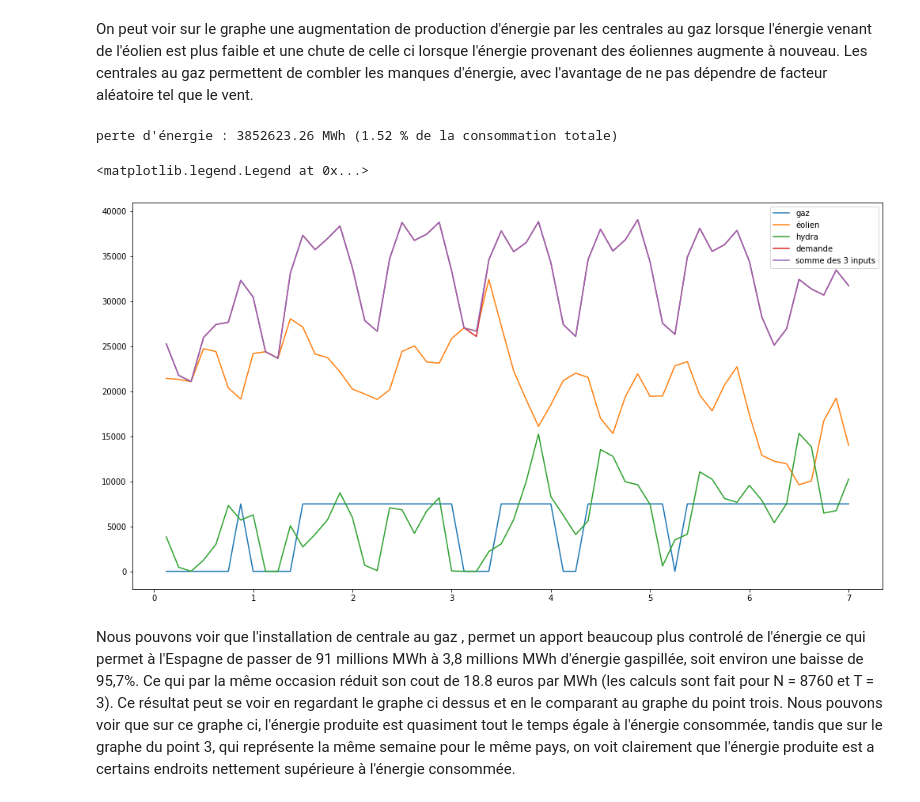
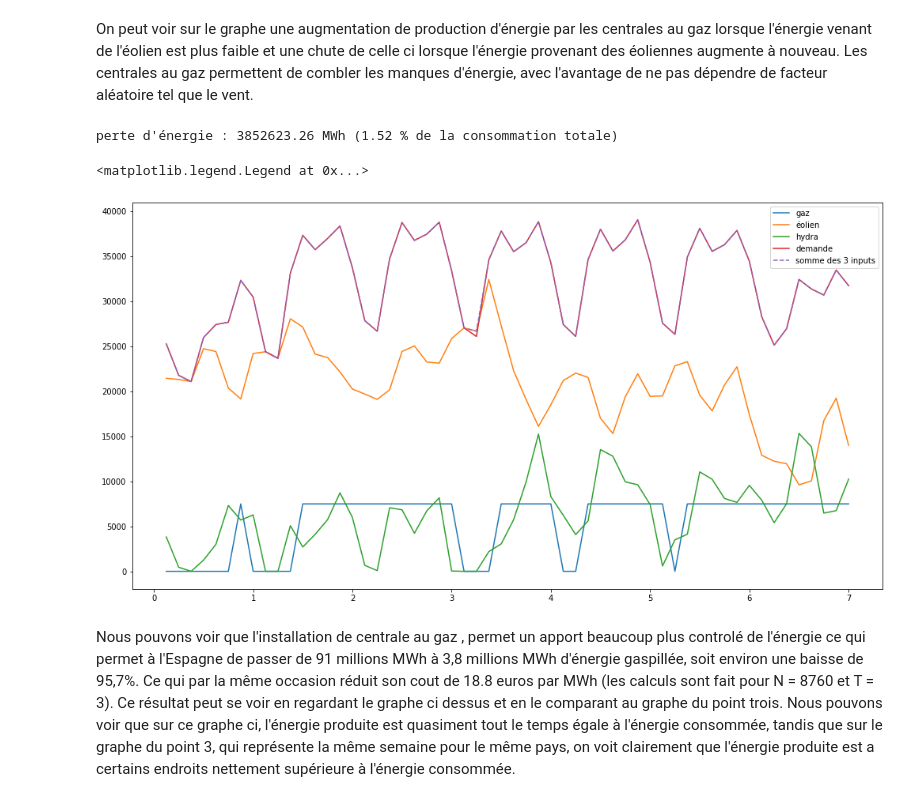
Before and after one commit to Zepp176/Projet_optimisation, a Jupyter notebook: projet_partie2.ipynb, the cells around one changed output. Drawn from its saved outputs; the diff is of its cells as text; code cells hidden in the pictures.

```diff
--- a/projet_partie2.ipynb
+++ b/projet_partie2.ipynb
@@ -446,7 +446,7 @@ Etant donné que beaucoup de nos contraintes sont en réalité considérées com
 Regardons maintenant combien rapporterait l'installation d'un MWh supplémentaire de stockage.
 Pour cela nous allons regarder les variables du problème dual associées aux contraintes du problème primal qui sont impactées par un changement de la capacité de stockage hydroéléctriques. Il y a trois contraintes du problème primal qui varie lorsque la capacité de sotckage augmente. Ce sont les contraintes 'capa_stockage_hydro' , 'capa_init_hydro' , 'capa_final_hydro'. On peut voir que les variables duales associées à la contrainte 0 <= B <= M sont toujours nulle , ce qui se comprend assez aisément en observant le graphe. En effet on peut voir que pour notre solution optimale, la capacité hydroéléctrique maximale n'est jamais atteinte. Dès lors une augmentation de stockage ne modifie pas la valeur optimale. Les deux variables duales associées aux deux autres contraintes ont toujours des valeurs opposées. Ceci nous permet de voir que l'augmentation de la capacité de stockage n'aurait pas d'utilité car par la dualité forte nous avons que la valeur de la fonction objectif du dual est égale à la valeur de la fonction objectif du primal. Comme toutes les variables duales associées aux contraintes qui nous intéressent sont nulles ou s'annulent il n'y a pas de changement de la valeur de la fonction objectif du dual et donc pas de changement pour le primal non plus. (Le changement de la valeur objectif du dual est donnée par $\sum_{i=1}\Delta b*y_i$ où $\Delta b$ est la variation de la contrainte et $y_i$ est la valeur de la variable duale associée à la contrainte qui varie).
 # %%
-s = resolution_prob1(8760,T,analyse_post_op = True)[0]
+s = resolution_prob1(8760,3,analyse_post_op = True)[0]
 # %% [output]
 résolution: optimal
 # %%
@@ -1008,21 +1009,21 @@ On peut voir sur le graphe une augmentation de production d'énergie par les cen
 # %%
 i = liste_pays.index('Espagne')
 print('perte d\'énergie : {:.2f} MWh ({:.2f} % de la consommation totale)'.format((solE_pays[i] + solHd_pays[i] +solG_pays[i] - D_pays[i]).sum(), (solE_pays[i] + solHd_pays[i] +solG_pays[i] - D_pays[i]).sum() / D_pays[i].sum() *100))
 
 plt.figure(figsize=(17,9))
 X = np.arange(T,7*24+T,T)
 a = int(7*24//3)
 
 plt.plot(X/24,solG_pays[i][a:2*a]/T)
 plt.plot(X/24,solE_pays[i][a:2*a]/T)
 plt.plot(X/24,solHd_pays[i][a:2*a]/T)
 plt.plot(X/24,D_pays[i][a:2*a]/T)
-plt.plot(X/24,solG_pays[i][a:2*a]/T+solE_pays[i][a:2*a]/T+solHd_pays[i][a:2*a]/T)
+plt.plot(X/24,solG_pays[i][a:2*a]/T+solE_pays[i][a:2*a]/T+solHd_pays[i][a:2*a]/T, '--')
 plt.legend(['gaz', 'éolien', 'hydra', 'demande', 'somme des 3 inputs'])
 # %% [output]
 perte d'énergie : 3852623.26 MWh (1.52 % de la consommation totale)
 <matplotlib.legend.Legend at 0x...>
-[figure, old version]
+[figure, new version]
 # %% [markdown]
 Nous pouvons voir que l'installation de centrale au gaz , permet un apport beaucoup plus controlé de l'énergie ce qui permet à l'Espagne de passer de 91 millions MWh à 3,8 millions MWh d'énergie gaspillée, soit environ une baisse de 95,7%. Ce qui par la même occasion réduit son cout de 18.8 euros par MWh (les calculs sont fait pour N = 8760 et T = 3). Ce résultat peut se voir en regardant le graphe ci dessus et en le comparant au graphe du point trois. Nous pouvons voir que sur ce graphe ci, l'énergie produite est quasiment tout le temps égale à l'énergie consommée, tandis que sur le graphe du point 3, qui représente la même semaine pour le même pays, on voit clairement que l'énergie produite est a certains endroits nettement supérieure à l'énergie consommée.
 # %%
```
Also changed, not shown: parts of 14 cells of this notebook.
